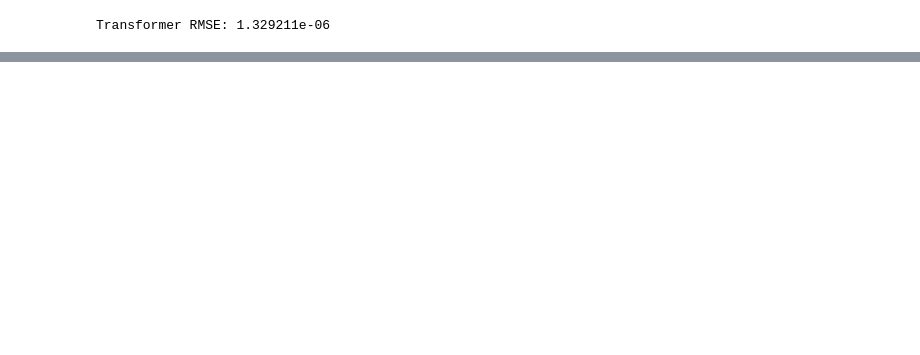
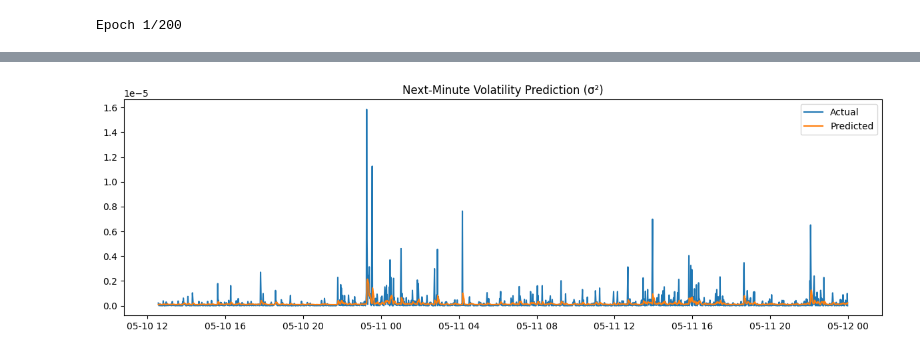
Before and after one commit to jerrychen04/orie5640p2, a Jupyter notebook: ml_model.ipynb, the cells around one changed output, grey strips where cells are left out. Saved outputs shown, nothing was run; the diff lists cells and outputs as text; code cells hidden in the pictures; blank space fills up the shorter version.

Commit message:
fixed ml models

```diff
--- a/ml_model.ipynb
+++ b/ml_model.ipynb
@@ -252,7 +0,0 @@ Average ES at 1.0% level: 0.003090
-# %%
-pred_var_tr = pv
-actual_sq_tr = (ret_test.values ** 2)
-rmse_tr = np.sqrt(np.mean((pred_var_tr - actual_sq_tr) ** 2))
-print(f"Transformer RMSE: {rmse_tr:.6e}")
-# %% [output]
-Transformer RMSE: 1.329211e-06
@@ -260,0 +1,64 @@ torch.save(net.state_dict(), "voltransformer.pt")
+# %%
+import pandas as pd
+import numpy as np
+from sklearn.preprocessing import MinMaxScaler
+from sklearn.metrics import mean_squared_error
+from math import sqrt
+from tensorflow.keras.models import Sequential
+from tensorflow.keras.layers import LSTM, Dense
+from tensorflow.keras.callbacks import EarlyStopping
+import matplotlib.pyplot as plt
+
+df = pd.read_parquet("btc_data.parquet")
+
+returns = np.log(df["Close"]).diff().dropna()
+target_series = returns.pow(2)                # one-period conditional variance
+
+scaler = MinMaxScaler()
+scaled = scaler.fit_transform(target_series.values.reshape(-1, 1)).flatten()
+
+def make_windows(series, lookback):
+    X, y = [], []
+    for i in range(len(series) - lookback):
+        X.append(series[i : i + lookback])
+        y.append(series[i + lookback])
+    return np.array(X)[..., None], np.array(y)
+
+lookback = 5                              # one-hour history
+X, y = make_windows(scaled, lookback)
+
+split = int(len(X) * 0.8)
+X_train, X_test = X[:split], X[split:]
+y_train, y_test = y[:split], y[split:]
+
+model = Sequential([
+    LSTM(64, input_shape=(lookback, 1)),
+    Dense(32, activation="relu"),
+    Dense(1)
+])
+model.compile(optimizer="adam", loss="mse")
+model.fit(
+    X_train, y_train,
+    epochs=200,
+    batch_size=256,
+    validation_split=0.1,
+    callbacks=[EarlyStopping(monitor="val_loss", patience=3, restore_best_weights=True)],
+    verbose=1
+)
+
+pred_scaled = model.predict(X_test, verbose=0).flatten()
+pred = scaler.inverse_transform(pred_scaled.reshape(-1, 1)).flatten()
+actual = scaler.inverse_transform(y_test.reshape(-1, 1)).flatten()
+
+rmse = sqrt(mean_squared_error(actual, pred))
+print("RMSE:", rmse)
+
+plt.figure(figsize=(12, 4))
+plt.plot(target_series.index[-len(actual):], actual, label="Actual")
+plt.plot(target_series.index[-len(pred):], pred, label="Predicted")
+plt.title("Next-Minute Volatility Prediction (σ²)")
+plt.legend()
+plt.tight_layout()
+plt.show()
+# %% [output]
+Epoch 1/200
@@ -260,0 +73 @@ torch.save(net.state_dict(), "voltransformer.pt")
+[figure, added]
```
Also changed, not shown: parts of 8 cells of this notebook, 3 other files.
